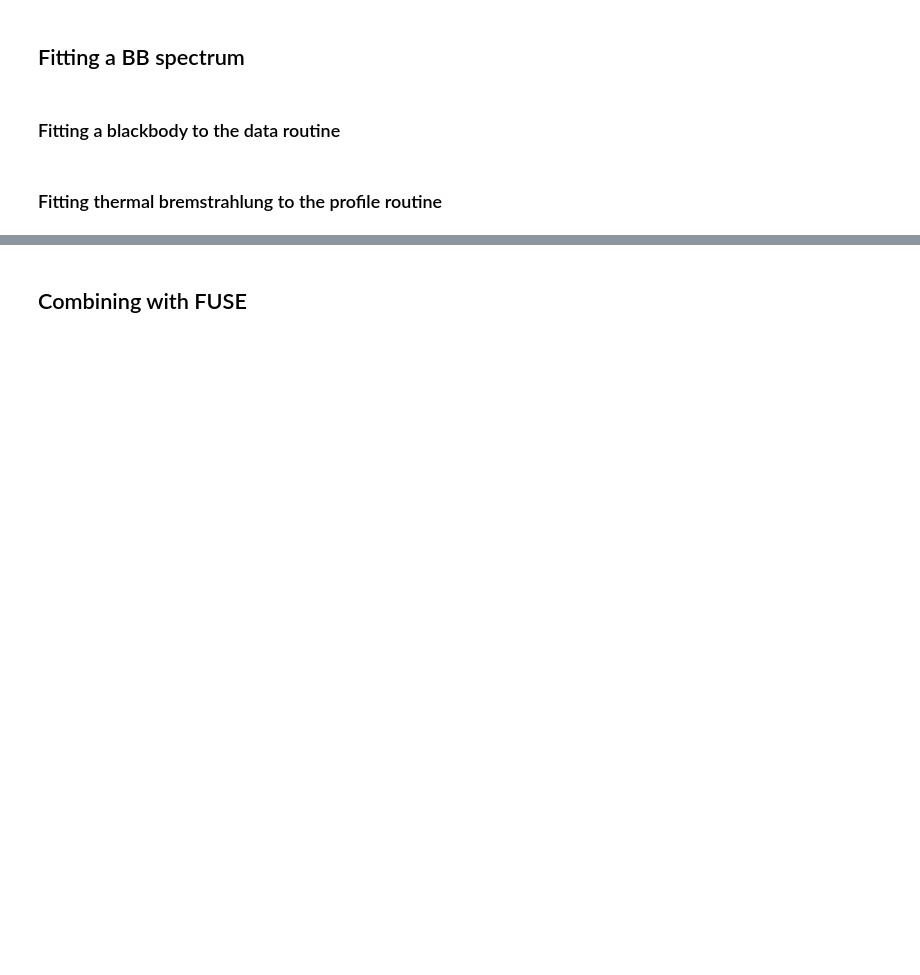
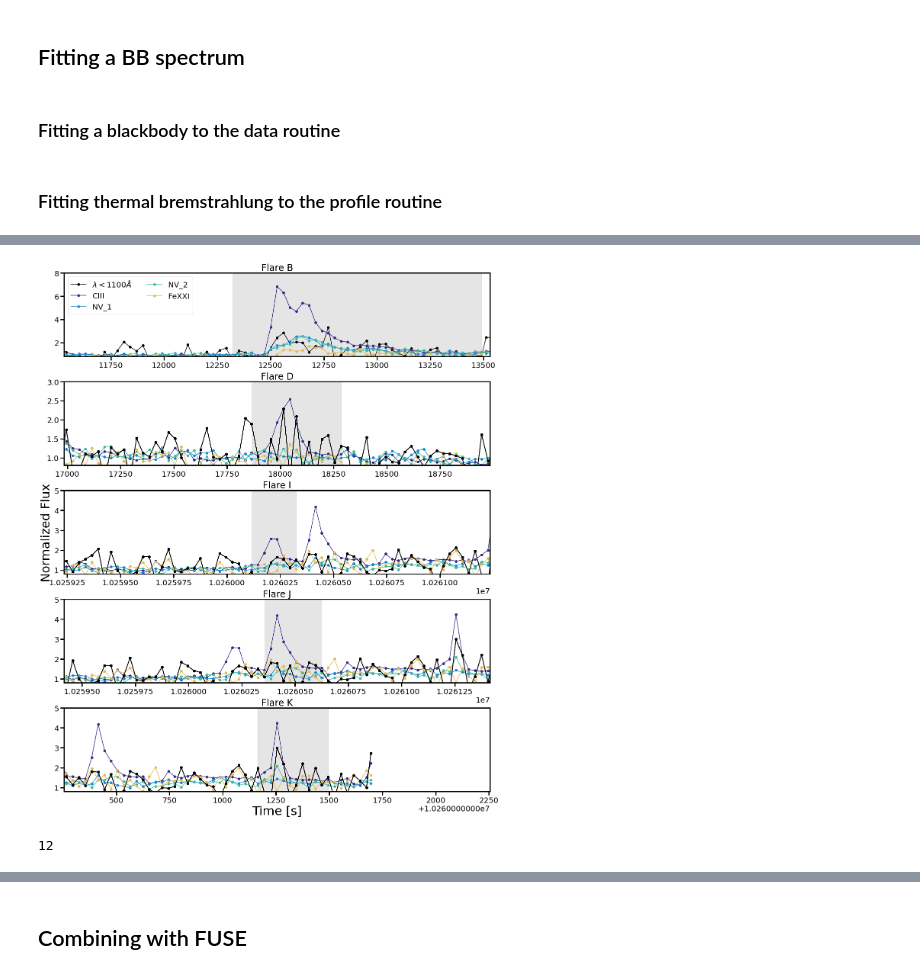
Before and after one commit to afeinstein20/cos_flares, a Jupyter notebook: notebooks/blackbody_fits.ipynb, the cells around one changed output, grey strips where cells are left out. Saved outputs shown, nothing was run; the diff lists cells and outputs as text; code cells hidden in the pictures; blank space fills up the shorter version.

```diff
--- a/notebooks/blackbody_fits.ipynb
+++ b/notebooks/blackbody_fits.ipynb
@@ -379,0 +508,64 @@ tab['log_flux_error'] = binned_all.flux_err
+# %%
+q = np.where(fwc.wavelength[0] < 1100)
+bump = np.nansum(fwc.flux[:,q], axis=(1,2))
+# %%
+ion_colors = parula[np.linspace(0,200,4,dtype=int)]
+
+fig, axes = plt.subplots(nrows=5, figsize=(20,25))
+fig.set_facecolor('w')
+axes = axes.reshape(-1)
+flares = ['B', 'D', 'I', 'J', 'K']
+peaks = [12531, 17985, 10236763+23473, 10236763+23653, 10236763+24493]
+
+for j,i in enumerate([1, 3,-4,-3,-1]):
+
+    for x, ion in enumerate(['CIII', 'NV_1', 'NV_2', 'FeXXI']):
+        fwc.measure_ew(ion=ion)
+
+        if i > -5:
+            qfm = np.where(flare_mask[i]!=0)[0]
+        else:
+            qfm = np.where(np.nansum(flare_mask,axis=0)==0)[0]
+
+        if j == 0:
+            if x == 0:
+                axes[j].plot(fwc.time, bump/np.nanmedian(bump), 'k',
+                     marker='o', label='$\lambda < 1100 \AA$')
+            axes[j].plot(fwc.time,
+                         fwc.width_table[ion]/np.nanmedian(fwc.width_table[ion]),
+                         ion_colors[x], marker='o', label=ion)
+
+        else:
+            axes[j].plot(fwc.time,
+                         fwc.width_table[ion]/np.nanmedian(fwc.width_table[ion]),
+                         ion_colors[x], marker='o')
+            axes[j].plot(fwc.time, bump/np.nanmedian(bump), 'k',
+                 marker='o')
+        axes[j].set_xlim(peaks[j]-1000, peaks[j]+1000)
+
+
+
+    axes[j].axvspan(fwc.time[qfm[0]].value, fwc.time[qfm[-1]].value,
+                    color='k', alpha=0.1, zorder=1)
+
+
+    axes[j].set_title('Flare {}'.format(flares[j]))
+
+axes[0].set_ylim(0.8, 8)
+
+axes[0].legend(ncol=2)
+
+axes[1].set_ylim(0.8, 3)
+for i in range(2,5):
+    axes[i].set_ylim(0.8, 5)
+axes[2].set_ylabel('Normalized Flux', fontsize=32)
+axes[-1].set_xlabel('Time [s]', fontsize=32)
+plt.subplots_adjust(hspace=0.3)
+plt.savefig('/Users/belugawhale/Desktop/flare_lightcurves.png',
+            dpi=250, rasterize=True, bbox_inches='tight')
+# %% [output]
+[figure, added]
+# %%
+len(flare_mask)
+# %% [output]
+12
```
Also changed, not shown: parts of 29 cells of this notebook, 15 other files.
